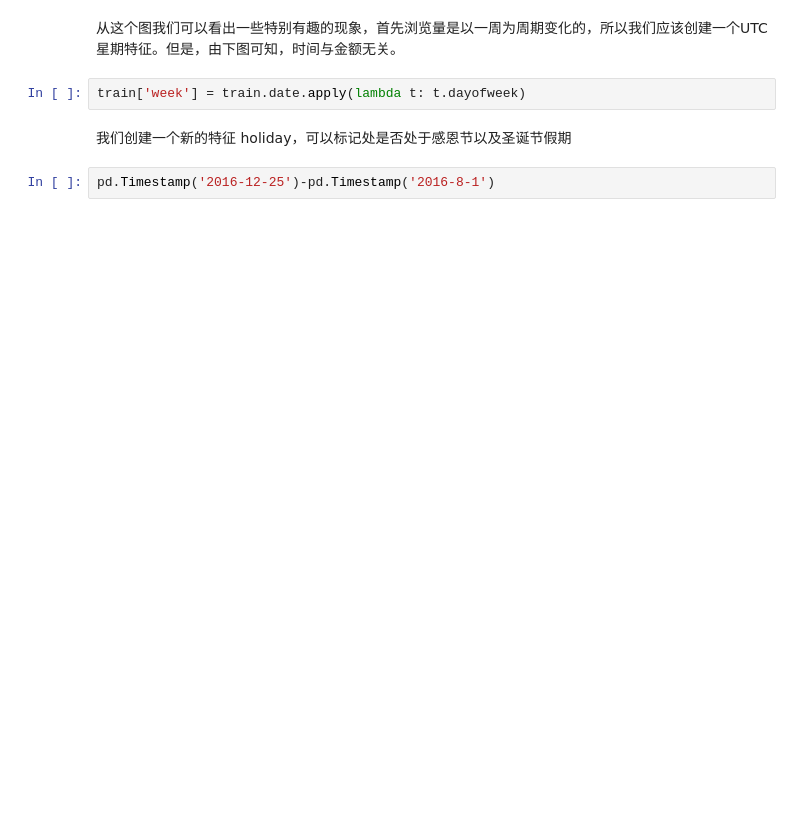
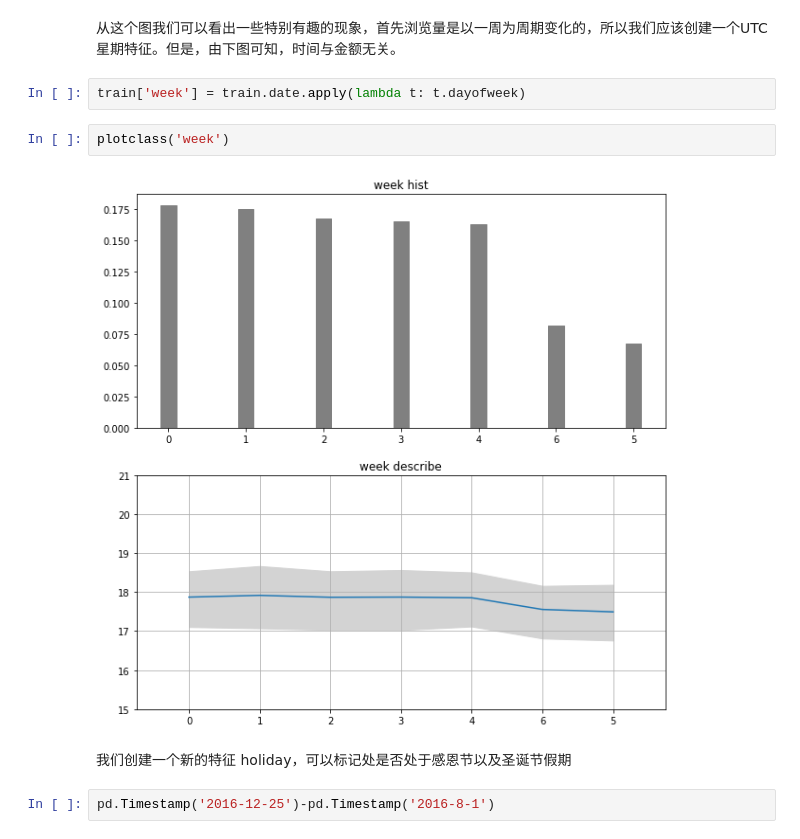
Before and after one commit to chamhoo/kaggle-R, a Jupyter notebook: DEAnotnull.ipynb, the cells around one changed output. Saved outputs shown, nothing was run; the diff lists cells and outputs as text; blank space fills up the shorter version.

```diff
--- a/DEAnotnull.ipynb
+++ b/DEAnotnull.ipynb
@@ -202,6 +174,10 @@ plotdate()
 从这个图我们可以看出一些特别有趣的现象，首先浏览量是以一周为周期变化的，所以我们应该创建一个UTC星期特征。但是，由下图可知，时间与金额无关。
 # %%
 train['week'] = train.date.apply(lambda t: t.dayofweek)
+# %%
+plotclass('week')
+# %% [output]
+[figure, added]
 # %% [markdown]
 我们创建一个新的特征 holiday，可以标记处是否处于感恩节以及圣诞节假期
 # %%
```
Also changed, not shown: parts of 88 cells of this notebook, 1 other file.
